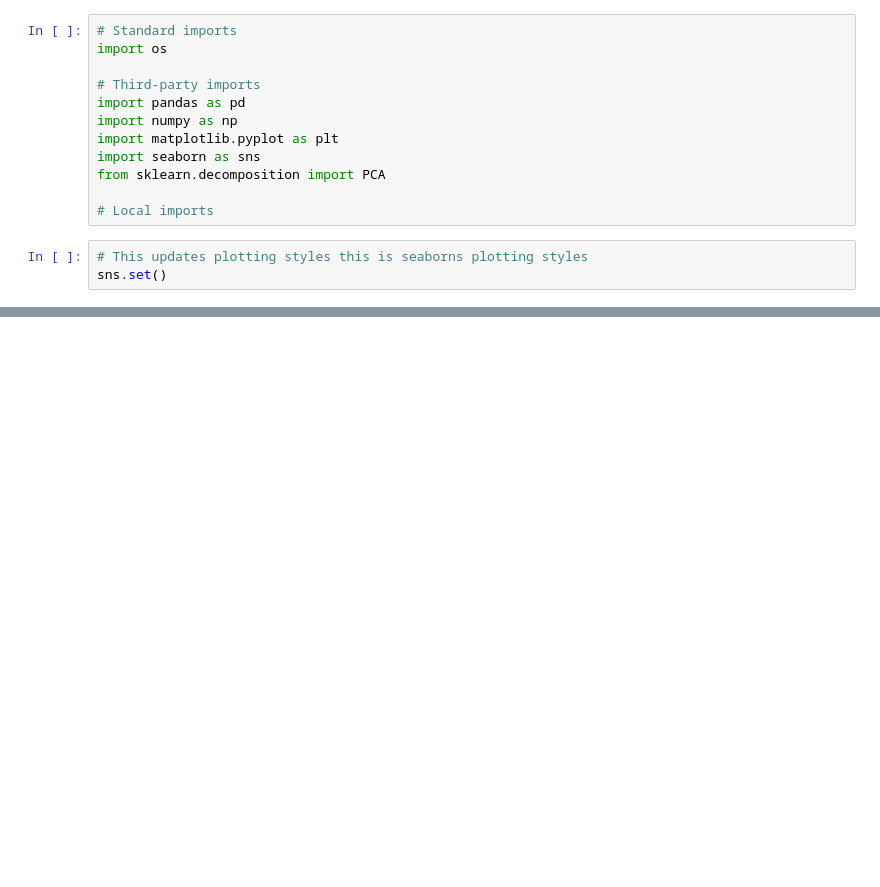
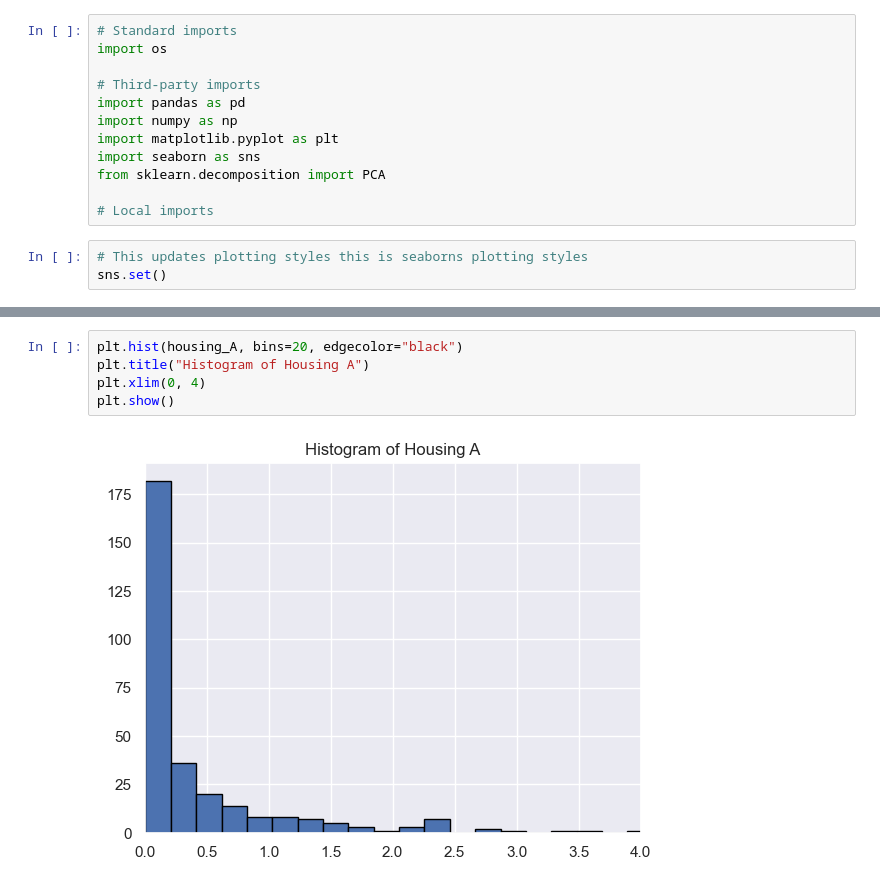
Before and after one commit to Khaspper/CS422, a Jupyter notebook: 1_HW/hw1.ipynb, the cells around one changed output, grey strips where cells are left out. Saved outputs shown, nothing was run; the diff lists cells and outputs as text; blank space fills up the shorter version.

```diff
--- a/1_HW/hw1.ipynb
+++ b/1_HW/hw1.ipynb
@@ -83,0 +134,7 @@ plt.show()
+# %%
+plt.hist(housing_A, bins=20, edgecolor="black")
+plt.title("Histogram of Housing A")
+plt.xlim(0, 4)
+plt.show()
+# %% [output]
+[figure, added]
```
Also changed, not shown: parts of 9 cells of this notebook, 1 other file.
